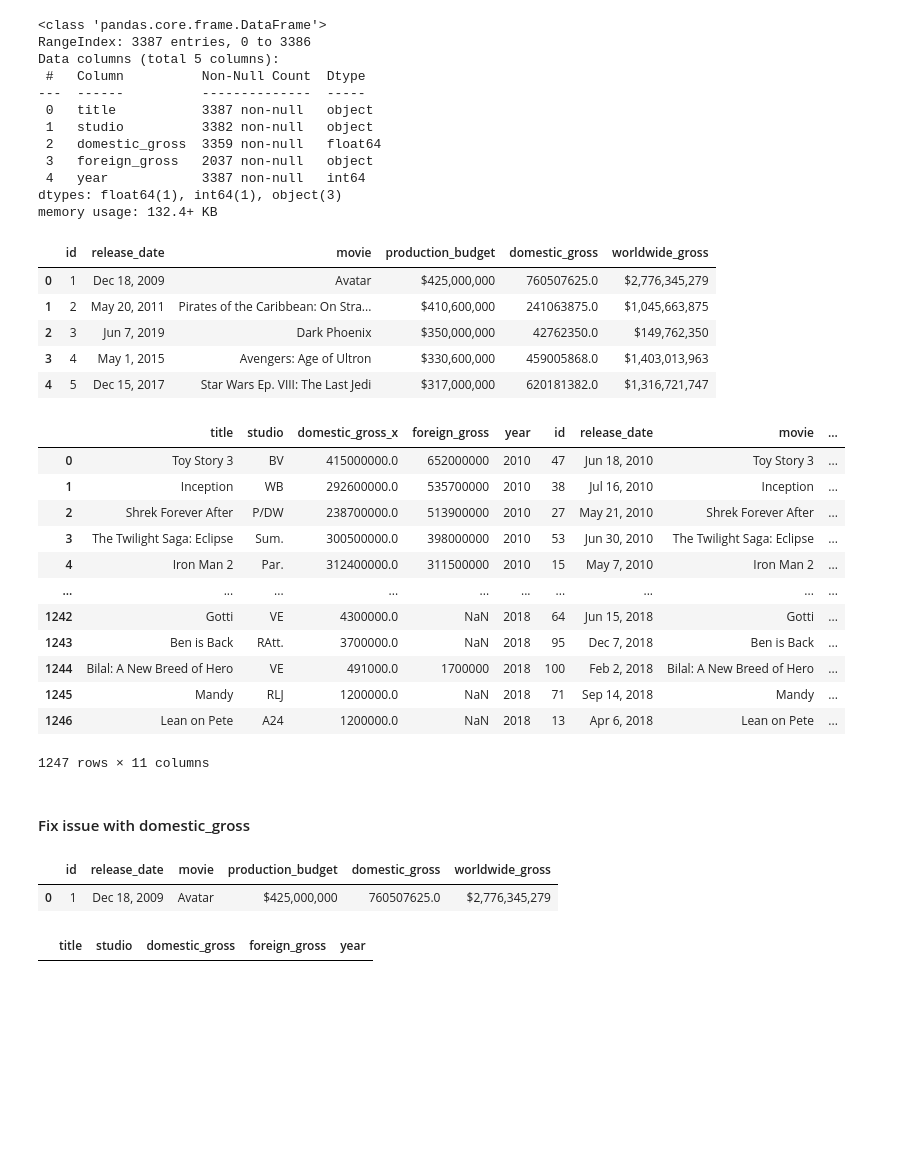
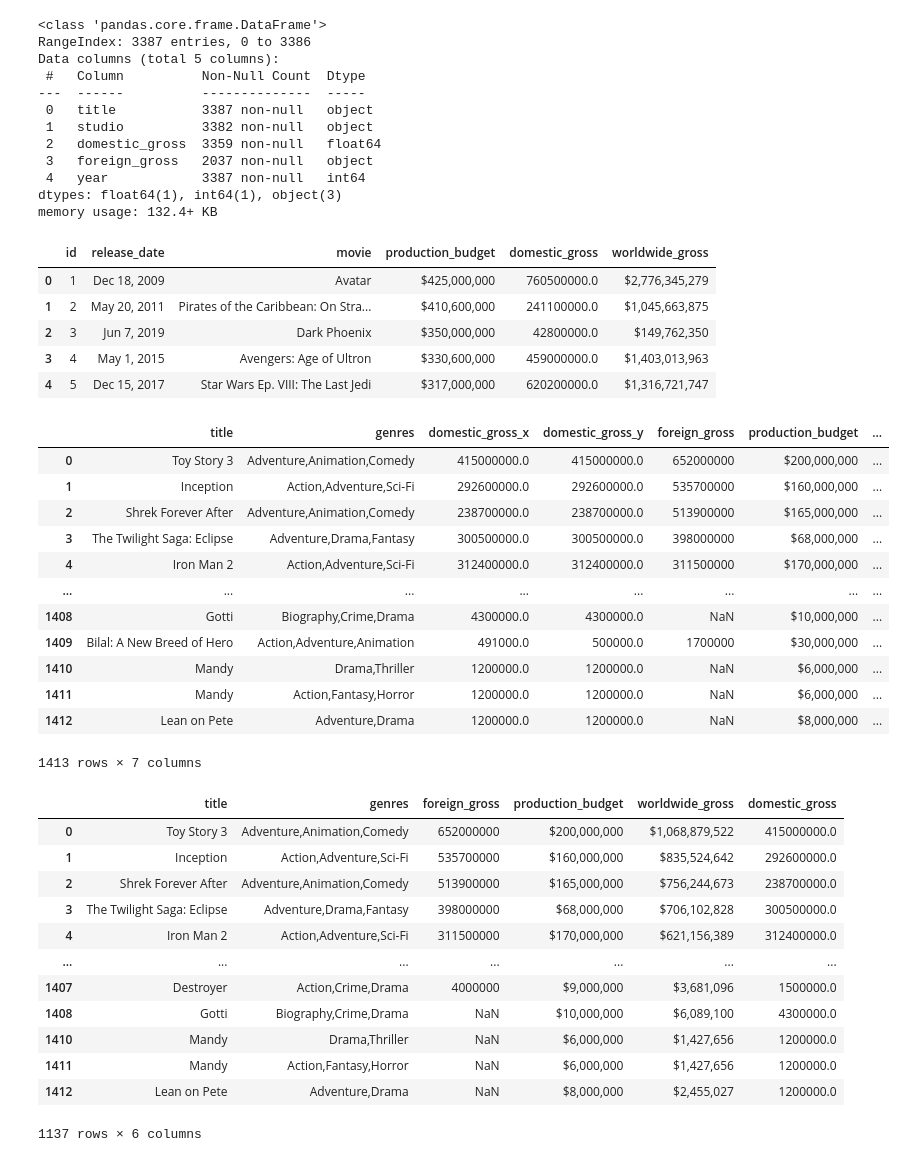
Before and after one commit to IdrisFallout/movie-market-analysis, a Jupyter notebook: notebooks/exploratory.ipynb, the cells around one changed output. Cells and saved outputs as stored; diff of their text form; code cells hidden in the pictures; blank space fills up the shorter version.

Commit message:
merge data

```diff
--- a/notebooks/exploratory.ipynb
+++ b/notebooks/exploratory.ipynb
@@ -239,48 +241,56 @@ Data columns (total 5 columns):
 dtypes: float64(1), int64(1), object(3)
 memory usage: 132.4+ KB
 # %%
+# The domestic_gross should be rounded off to the nearest 10000 for concistency
 def fix_dollar(money):
     if isinstance(money, str):
-        return float(money.replace('$', '').replace(',', ''))
-    return money
+        money = float(money.replace('$', '').replace(',', ''))
+    return float(round(money / 100000) * 100000)
 # %%
 tnmb_df['domestic_gross'] = tnmb_df['domestic_gross'].map(fix_dollar)
 tnmb_df.head()
 # %% [output]
 |  | id | release_date | movie | production_budget | domestic_gross | worldwide_gross |
-| 0 | 1 | Dec 18, 2009 | Avatar | $425,000,000 | 760507625.0 | $2,776,345,279 |
-| 1 | 2 | May 20, 2011 | Pirates of the Caribbean: On Stra... | $410,600,000 | 241063875.0 | $1,045,663,875 |
-| 2 | 3 | Jun 7, 2019 | Dark Phoenix | $350,000,000 | 42762350.0 | $149,762,350 |
-| 3 | 4 | May 1, 2015 | Avengers: Age of Ultron | $330,600,000 | 459005868.0 | $1,403,013,963 |
-| 4 | 5 | Dec 15, 2017 | Star Wars Ep. VIII: The Last Jedi | $317,000,000 | 620181382.0 | $1,316,721,747 |
+| 0 | 1 | Dec 18, 2009 | Avatar | $425,000,000 | 760500000.0 | $2,776,345,279 |
+| 1 | 2 | May 20, 2011 | Pirates of the Caribbean: On Stra... | $410,600,000 | 241100000.0 | $1,045,663,875 |
+| 2 | 3 | Jun 7, 2019 | Dark Phoenix | $350,000,000 | 42800000.0 | $149,762,350 |
+| 3 | 4 | May 1, 2015 | Avengers: Age of Ultron | $330,600,000 | 459000000.0 | $1,403,013,963 |
+| 4 | 5 | Dec 15, 2017 | Star Wars Ep. VIII: The Last Jedi | $317,000,000 | 620200000.0 | $1,316,721,747 |
 # %%
 merged_df = pd.merge(bom_df, tnmb_df, how='inner', left_on='title', right_on='movie')
-# merged_df = pd.merge(merged_df, imdb_df, how='inner', left_on='title', right_on='primary_title')
+merged_df = pd.merge(merged_df, imdb_df, how='inner', left_on='title', right_on='primary_title')
+merged_df = merged_df[['title', 'genres', 'domestic_gross_x', 'domestic_gross_y', 'foreign_gross', 'production_budget', 'worldwide_gross']]
 merged_df
-# merged_df = merged_df[['title', 'genres', 'domestic_gross', 'foreign_gross', 'production_budget', 'worldwide_gross']]
-# merged_df.columns
 # %% [output]
-|  | title | studio | domestic_gross_x | foreign_gross | year | id | release_date | movie | ... |
-| 0 | Toy Story 3 | BV | 415000000.0 | 652000000 | 2010 | 47 | Jun 18, 2010 | Toy Story 3 | ... |
-| 1 | Inception | WB | 292600000.0 | 535700000 | 2010 | 38 | Jul 16, 2010 | Inception | ... |
-| 2 | Shrek Forever After | P/DW | 238700000.0 | 513900000 | 2010 | 27 | May 21, 2010 | Shrek Forever After | ... |
-| 3 | The Twilight Saga: Eclipse | Sum. | 300500000.0 | 398000000 | 2010 | 53 | Jun 30, 2010 | The Twilight Saga: Eclipse | ... |
-| 4 | Iron Man 2 | Par. | 312400000.0 | 311500000 | 2010 | 15 | May 7, 2010 | Iron Man 2 | ... |
-| ... | ... | ... | ... | ... | ... | ... | ... | ... | ... |
-| 1242 | Gotti | VE | 4300000.0 | NaN | 2018 | 64 | Jun 15, 2018 | Gotti | ... |
-| 1243 | Ben is Back | RAtt. | 3700000.0 | NaN | 2018 | 95 | Dec 7, 2018 | Ben is Back | ... |
-| 1244 | Bilal: A New Breed of Hero | VE | 491000.0 | 1700000 | 2018 | 100 | Feb 2, 2018 | Bilal: A New Breed of Hero | ... |
-| 1245 | Mandy | RLJ | 1200000.0 | NaN | 2018 | 71 | Sep 14, 2018 | Mandy | ... |
-| 1246 | Lean on Pete | A24 | 1200000.0 | NaN | 2018 | 13 | Apr 6, 2018 | Lean on Pete | ... |
+|  | title | genres | domestic_gross_x | domestic_gross_y | foreign_gross | production_budget | ... |
+| 0 | Toy Story 3 | Adventure,Animation,Comedy | 415000000.0 | 415000000.0 | 652000000 | $200,000,000 | ... |
+| 1 | Inception | Action,Adventure,Sci-Fi | 292600000.0 | 292600000.0 | 535700000 | $160,000,000 | ... |
+| 2 | Shrek Forever After | Adventure,Animation,Comedy | 238700000.0 | 238700000.0 | 513900000 | $165,000,000 | ... |
+| 3 | The Twilight Saga: Eclipse | Adventure,Drama,Fantasy | 300500000.0 | 300500000.0 | 398000000 | $68,000,000 | ... |
+| 4 | Iron Man 2 | Action,Adventure,Sci-Fi | 312400000.0 | 312400000.0 | 311500000 | $170,000,000 | ... |
+| ... | ... | ... | ... | ... | ... | ... | ... |
+| 1408 | Gotti | Biography,Crime,Drama | 4300000.0 | 4300000.0 | NaN | $10,000,000 | ... |
+| 1409 | Bilal: A New Breed of Hero | Action,Adventure,Animation | 491000.0 | 500000.0 | 1700000 | $30,000,000 | ... |
+| 1410 | Mandy | Drama,Thriller | 1200000.0 | 1200000.0 | NaN | $6,000,000 | ... |
+| 1411 | Mandy | Action,Fantasy,Horror | 1200000.0 | 1200000.0 | NaN | $6,000,000 | ... |
+| 1412 | Lean on Pete | Adventure,Drama | 1200000.0 | 1200000.0 | NaN | $8,000,000 | ... |
-1247 rows × 11 columns
+1413 rows × 7 columns
-# %% [markdown]
-#### Fix issue with domestic_gross
-# %%
-tnmb_df.loc[(tnmb_df['movie']) == 'Avatar']
-# %% [output]
-|  | id | release_date | movie | production_budget | domestic_gross | worldwide_gross |
-| 0 | 1 | Dec 18, 2009 | Avatar | $425,000,000 | 760507625.0 | $2,776,345,279 |
-# %%
-bom_df.loc[(bom_df['title']) == 'Avatar']
-# %% [output]
-|  | title | studio | domestic_gross | foreign_gross | year |
+# %%
+cleaned_df = merged_df[merged_df['domestic_gross_x'] == merged_df['domestic_gross_y']].copy()
+cleaned_df.loc[:, 'domestic_gross'] = cleaned_df['domestic_gross_x']
+cleaned_df.drop(columns=['domestic_gross_x', 'domestic_gross_y'], inplace=True)
+cleaned_df
+# %% [output]
+|  | title | genres | foreign_gross | production_budget | worldwide_gross | domestic_gross |
+| 0 | Toy Story 3 | Adventure,Animation,Comedy | 652000000 | $200,000,000 | $1,068,879,522 | 415000000.0 |
+| 1 | Inception | Action,Adventure,Sci-Fi | 535700000 | $160,000,000 | $835,524,642 | 292600000.0 |
+| 2 | Shrek Forever After | Adventure,Animation,Comedy | 513900000 | $165,000,000 | $756,244,673 | 238700000.0 |
+| 3 | The Twilight Saga: Eclipse | Adventure,Drama,Fantasy | 398000000 | $68,000,000 | $706,102,828 | 300500000.0 |
+| 4 | Iron Man 2 | Action,Adventure,Sci-Fi | 311500000 | $170,000,000 | $621,156,389 | 312400000.0 |
+| ... | ... | ... | ... | ... | ... | ... |
+| 1407 | Destroyer | Action,Crime,Drama | 4000000 | $9,000,000 | $3,681,096 | 1500000.0 |
+| 1408 | Gotti | Biography,Crime,Drama | NaN | $10,000,000 | $6,089,100 | 4300000.0 |
+| 1410 | Mandy | Drama,Thriller | NaN | $6,000,000 | $1,427,656 | 1200000.0 |
+| 1411 | Mandy | Action,Fantasy,Horror | NaN | $6,000,000 | $1,427,656 | 1200000.0 |
+| 1412 | Lean on Pete | Adventure,Drama | NaN | $8,000,000 | $2,455,027 | 1200000.0 |
+1137 rows × 6 columns
```
Also changed, not shown: parts of 2 cells of this notebook.
